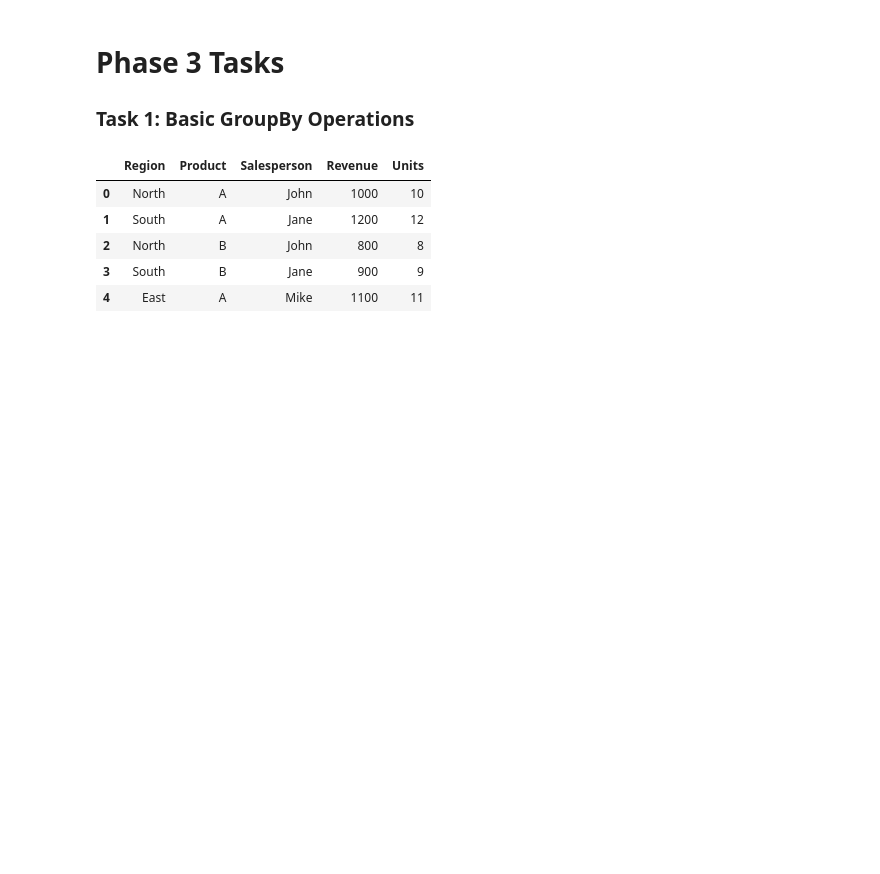
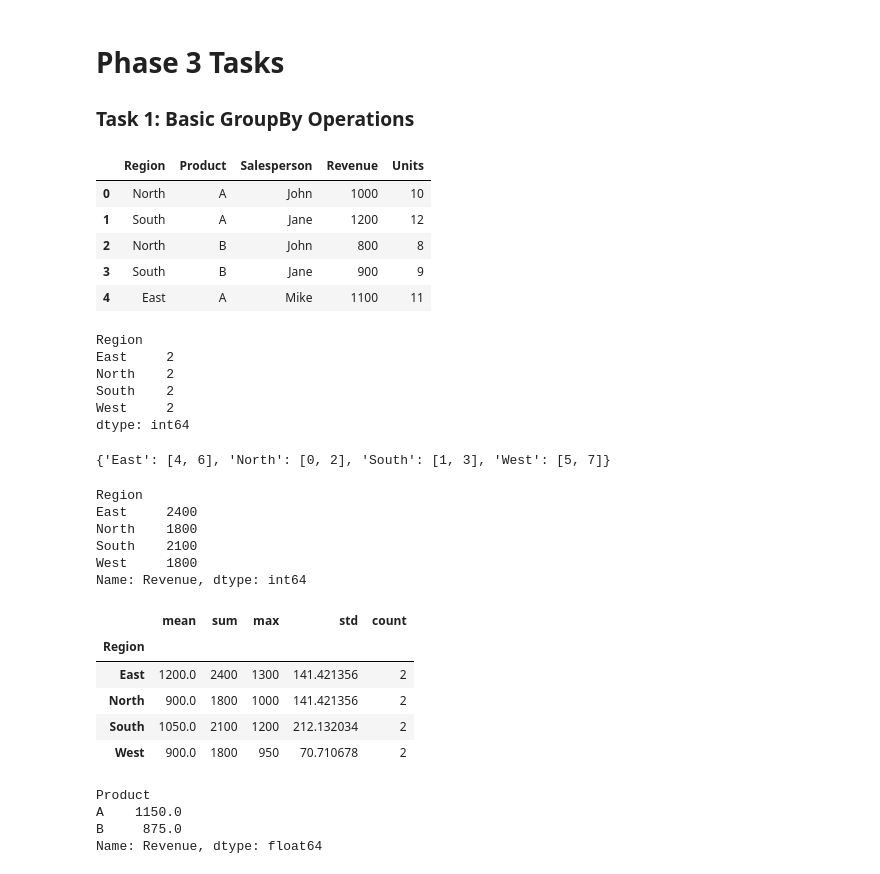
Before and after one commit to KEN-DATALABS/PROJECT-LIST, a Jupyter notebook: OneDrive/Documents/List Project/Project3.ipynb, the cells around one changed output. Saved outputs shown, nothing was run; the diff lists cells and outputs as text; code cells hidden in the pictures; blank space fills up the shorter version.

```diff
--- a/OneDrive/Documents/List Project/Project3.ipynb
+++ b/OneDrive/Documents/List Project/Project3.ipynb
@@ -520,3 +520,45 @@ sales.head()
 | 2 | North | B | John | 800 | 8 |
 | 3 | South | B | Jane | 900 | 9 |
 | 4 | East | A | Mike | 1100 | 11 |
+# %%
+sales.groupby('Region').size()
+# %% [output]
+Region
+East     2
+North    2
+South    2
+West     2
+dtype: int64
+# %%
+total= sales.groupby('Region')
+print(total.groups)
+# %% [output]
+{'East': [4, 6], 'North': [0, 2], 'South': [1, 3], 'West': [5, 7]}
+# %%
+total_region_revenue = sales.groupby('Region')['Revenue'].sum()
+total_region_revenue
+# %% [output]
+Region
+East     2400
+North    1800
+South    2100
+West     1800
+Name: Revenue, dtype: int64
+# %%
+revenue_by_region = sales.groupby('Region')['Revenue'].agg(['mean','sum','max','std','count'])
+revenue_by_region
+# %% [output]
+|  | mean | sum | max | std | count |
+| Region |  |  |  |  |  |
+| East | 1200.0 | 2400 | 1300 | 141.421356 | 2 |
+| North | 900.0 | 1800 | 1000 | 141.421356 | 2 |
+| South | 1050.0 | 2100 | 1200 | 212.132034 | 2 |
+| West | 900.0 | 1800 | 950 | 70.710678 | 2 |
+# %%
+avg_revenue_by_product= sales.groupby('Product')['Revenue'].mean()
+avg_revenue_by_product
+# %% [output]
+Product
+A    1150.0
+B     875.0
+Name: Revenue, dtype: float64
```
